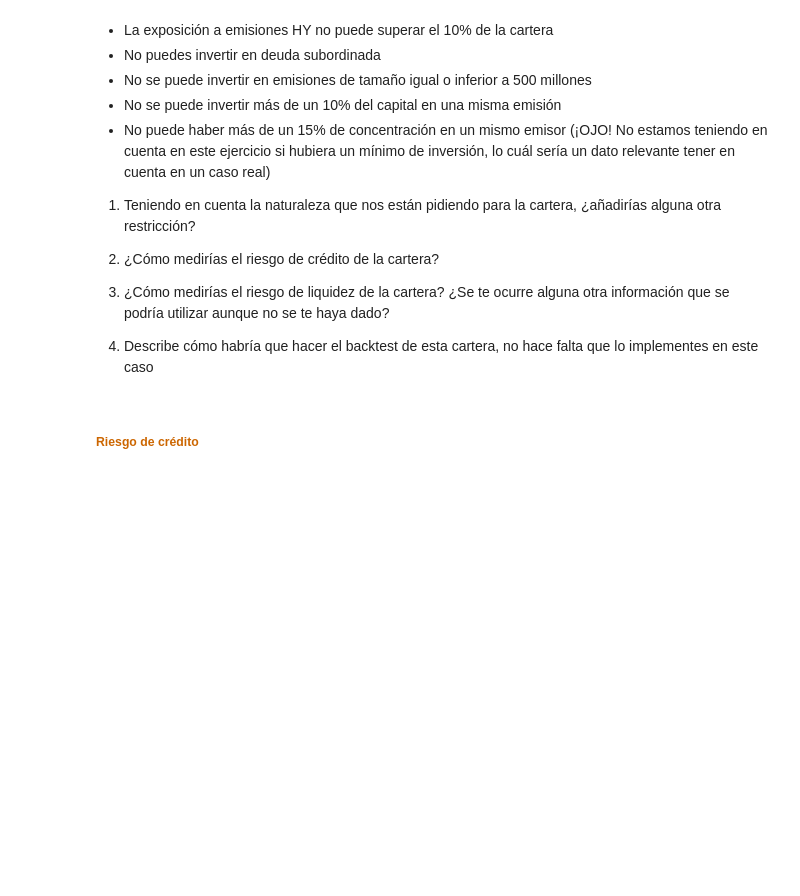
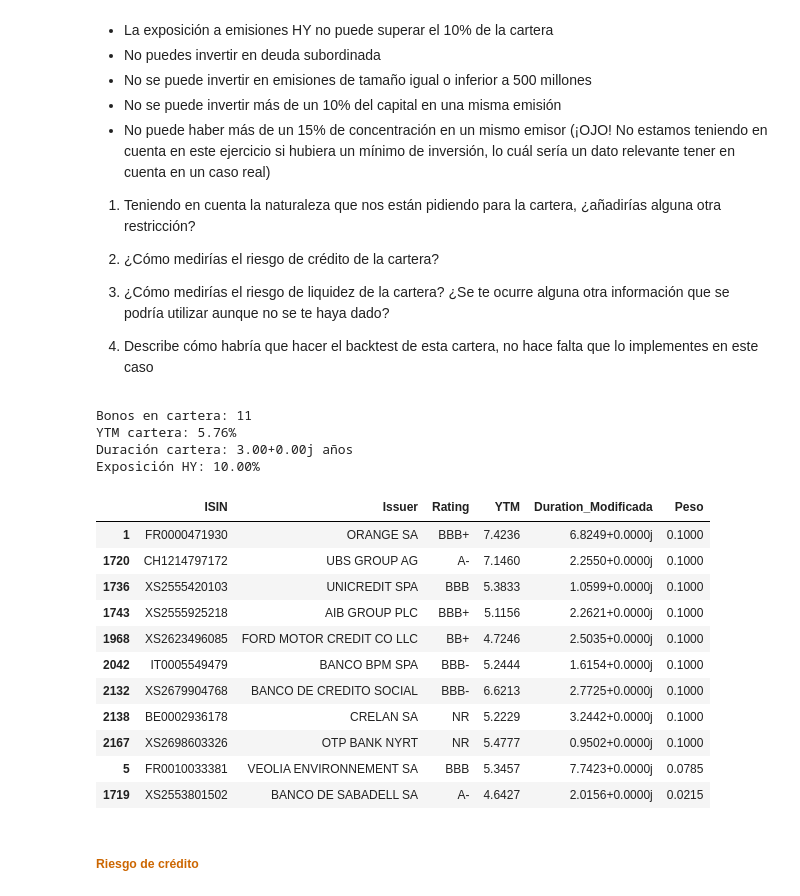
Before and after one commit to Juanjod54/MIAX_TB2.1, a Jupyter notebook: src/TallerRF_AnálisisCartera_Enunciado.ipynb, the cells around one changed output. Cells and saved outputs as stored; diff of their text form; code cells hidden in the pictures; blank space fills up the shorter version.

Commit message:
Actualización TallerRF_AnálisisCartera_Enunciado.ipynb

```diff
--- a/src/TallerRF_AnálisisCartera_Enunciado.ipynb
+++ b/src/TallerRF_AnálisisCartera_Enunciado.ipynb
@@ -965,6 +966,68 @@ plt.legend(), plt.grid(alpha=0.3), plt.tight_layout(), plt.show()
 4. Describe cómo habría que hacer el backtest de esta cartera, no hace falta que lo implementes en este caso
 
 </div>
+# %%
+
+
+# 1. Pre-filtrar universo según restricciones fijas
+ratings_hy = ['BB+', 'BB', 'BB-', 'B+', 'B', 'B-', 'CCC+', 'CCC', 'CCC-', 'CC', 'C', 'D']
+df = universo_duration[
+    (universo_duration['Outstanding Amount'] > 500_000_000) &  # nos piden que no invertamos en los bonos de menos de 500M
+    (~universo_duration['Seniority'].str.contains('Subordinated', case=False, na=False))  # elimina deuda subordinada, solo senior
+].copy()
+df['is_HY'] = df['Rating'].isin(ratings_hy).astype(int)# introducimos una marca a los bonos HY
+
+# 2. Matrices para optimización
+n = len(df)
+ytm = df['YTM'].values
+dur = df['Duration_Modificada'].values
+hy = df['is_HY'].values
+emisores = pd.get_dummies(df['Issuer'])  # Matriz de emisores para calcular peso por emisor
+
+# 3. Función objetivo: maximizar YTM = minimizar -YTM
+def objetivo(w): return -np.dot(w, ytm)
+
+# 4. Restricciones
+constraints = [
+    {'type': 'eq', 'fun': lambda w: np.sum(w) - 1},                    # Suma pesos = 1
+    {'type': 'ineq', 'fun': lambda w: 3 - np.dot(w, dur)},             # Duración <= 3
+    {'type': 'ineq', 'fun': lambda w: 0.10 - np.dot(w, hy)},           # HY <= 10%
+] + [{'type': 'ineq', 'fun': lambda w, e=e: 0.15 - np.dot(w, emisores[e])} for e in emisores.columns]  # Emisor <= 15%
+
+bounds = [(0, 0.10) for _ in range(n)]  # 0 <= w_i <= 10% límites por bono(restricción)
+
+# 5. Optimizador SLSQP
+w0 = np.ones(n) / n
+result = minimize(objetivo, w0, method='SLSQP', bounds=bounds, constraints=constraints)
+df['Peso'] = result.x
+
+# 6. Seleccionar top 20 bonos con mayor peso
+cartera = df[df['Peso'] > 0.001].nlargest(20, 'Peso')
+cartera['Peso'] = cartera['Peso'] / cartera['Peso'].sum()  # Renormalizar
+
+# 7. Métricas de la cartera
+print(f"Bonos en cartera: {len(cartera)}")
+print(f"YTM cartera: {(cartera['Peso'] * cartera['YTM']).sum():.2f}%")
+print(f"Duración cartera: {(cartera['Peso'] * cartera['Duration_Modificada']).sum():.2f} años")
+print(f"Exposición HY: {(cartera['Peso'] * cartera['is_HY']).sum()*100:.2f}%")
+cartera[['ISIN', 'Issuer', 'Rating', 'YTM', 'Duration_Modificada', 'Peso']].round(4)
+# %% [output]
+Bonos en cartera: 11
+YTM cartera: 5.76%
+Duración cartera: 3.00+0.00j años
+Exposición HY: 10.00%
+|  | ISIN | Issuer | Rating | YTM | Duration_Modificada | Peso |
+| 1 | FR0000471930 | ORANGE SA | BBB+ | 7.4236 | 6.8249+0.0000j | 0.1000 |
+| 1720 | CH1214797172 | UBS GROUP AG | A- | 7.1460 | 2.2550+0.0000j | 0.1000 |
+| 1736 | XS2555420103 | UNICREDIT SPA | BBB | 5.3833 | 1.0599+0.0000j | 0.1000 |
+| 1743 | XS2555925218 | AIB GROUP PLC | BBB+ | 5.1156 | 2.2621+0.0000j | 0.1000 |
+| 1968 | XS2623496085 | FORD MOTOR CREDIT CO LLC | BB+ | 4.7246 | 2.5035+0.0000j | 0.1000 |
+| 2042 | IT0005549479 | BANCO BPM SPA | BBB- | 5.2444 | 1.6154+0.0000j | 0.1000 |
+| 2132 | XS2679904768 | BANCO DE CREDITO SOCIAL | BBB- | 6.6213 | 2.7725+0.0000j | 0.1000 |
+| 2138 | BE0002936178 | CRELAN SA | NR | 5.2229 | 3.2442+0.0000j | 0.1000 |
+| 2167 | XS2698603326 | OTP BANK NYRT | NR | 5.4777 | 0.9502+0.0000j | 0.1000 |
+| 5 | FR0010033381 | VEOLIA ENVIRONNEMENT SA | BBB | 5.3457 | 7.7423+0.0000j | 0.0785 |
+| 1719 | XS2553801502 | BANCO DE SABADELL SA | A- | 4.6427 | 2.0156+0.0000j | 0.0215 |
 # %% [markdown]
 ##### <font color=#CC6600>Riesgo de crédito</font>
 # %% [markdown]
```
Also changed, not shown: parts of 4 cells of this notebook.
